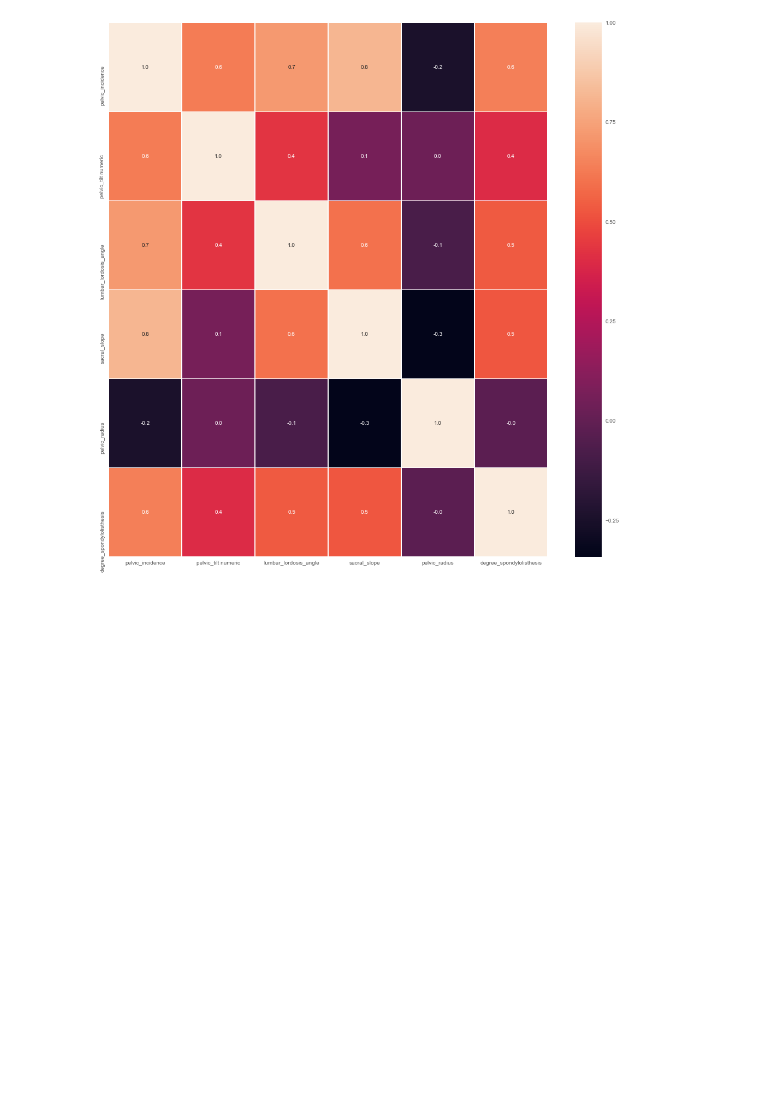
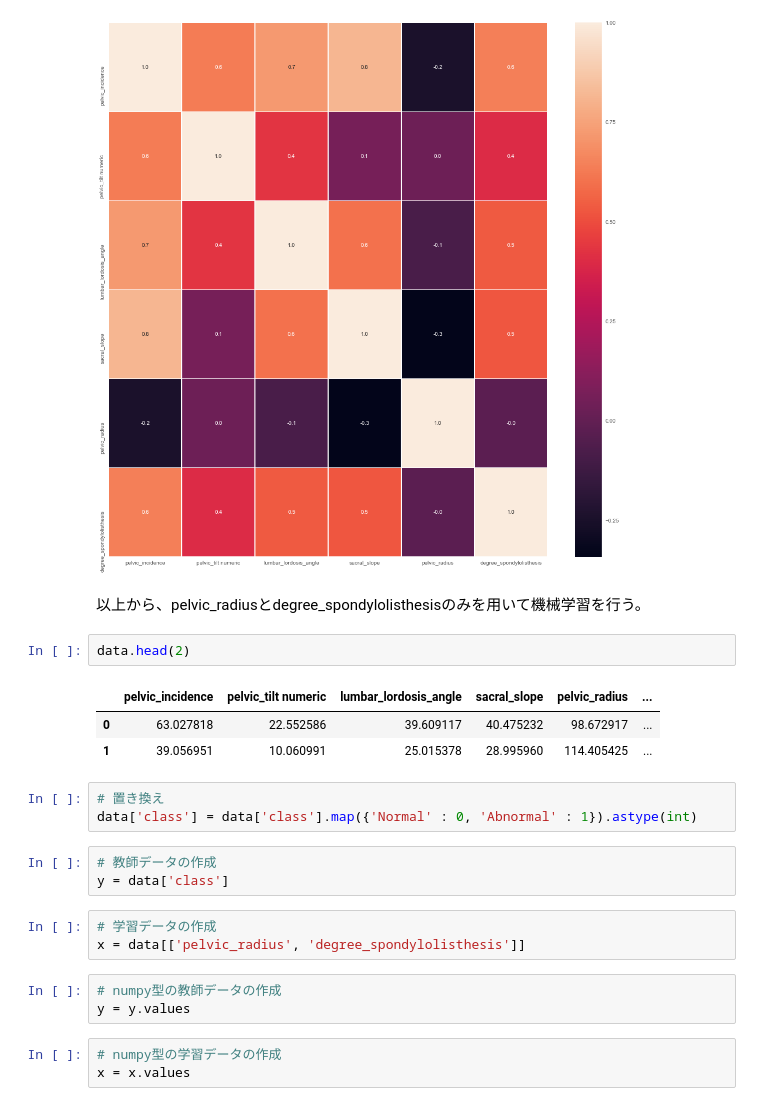
Before and after one commit to TakanoriHasebe/kaggle, a Jupyter notebook: DataVisualization/orthopedic_patients/Orthopedic Patients.ipynb, the cells around one changed output. Saved outputs shown, nothing was run; the diff lists cells and outputs as text; blank space fills up the shorter version.

```diff
--- a/DataVisualization/orthopedic_patients/Orthopedic Patients.ipynb
+++ b/DataVisualization/orthopedic_patients/Orthopedic Patients.ipynb
@@ -98,3 +98,26 @@ sns.heatmap(x.corr(), annot=True, linewidths=.5, fmt= '.1f',ax=ax)
 # %% [output]
 <matplotlib.axes._subplots.AxesSubplot at 0x...>
 [figure]
+# %% [markdown]
+以上から、pelvic_radiusとdegree_spondylolisthesisのみを用いて機械学習を行う。<br>
+# %%
+data.head(2)
+# %% [output]
+|  | pelvic_incidence | pelvic_tilt numeric | lumbar_lordosis_angle | sacral_slope | pelvic_radius | ... |
+| 0 | 63.027818 | 22.552586 | 39.609117 | 40.475232 | 98.672917 | ... |
+| 1 | 39.056951 | 10.060991 | 25.015378 | 28.995960 | 114.405425 | ... |
+# %%
+# 置き換え
+data['class'] = data['class'].map({'Normal' : 0, 'Abnormal' : 1}).astype(int)
+# %%
+# 教師データの作成
+y = data['class']
+# %%
+# 学習データの作成
+x = data[['pelvic_radius', 'degree_spondylolisthesis']]
+# %%
+# numpy型の教師データの作成
+y = y.values
+# %%
+# numpy型の学習データの作成
+x = x.values
```
Also changed, not shown: parts of 19 cells of this notebook.
